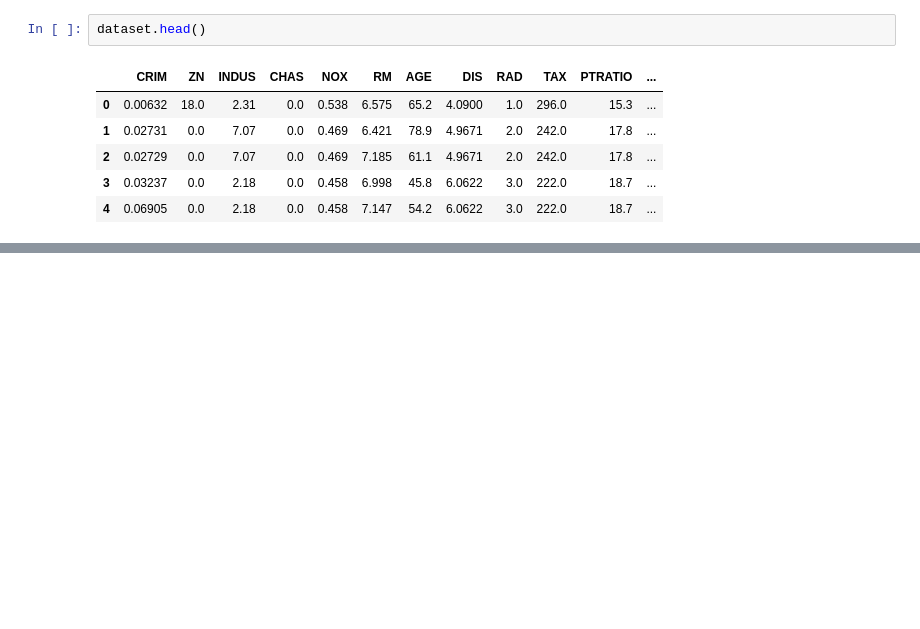
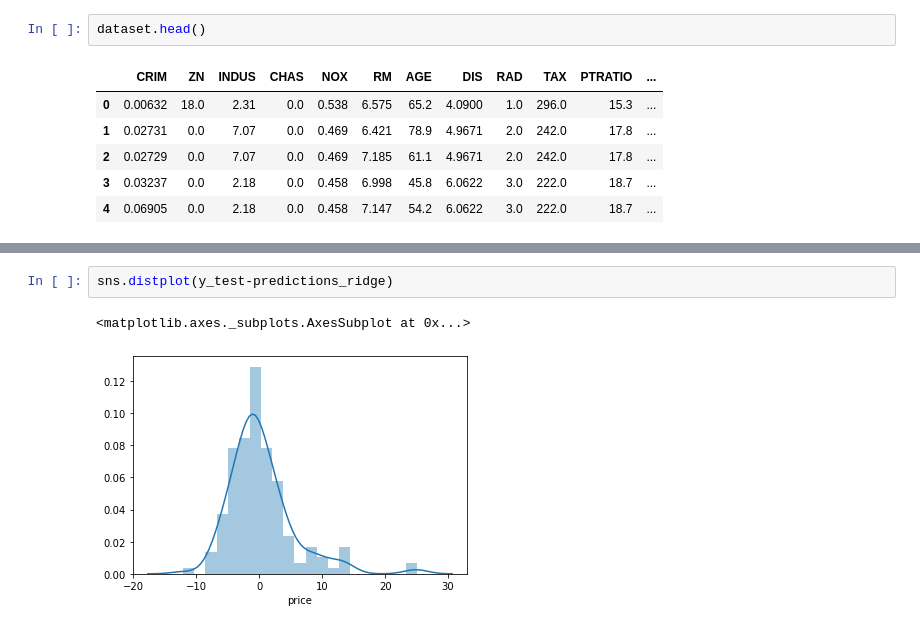
Before and after one commit to rahulrenegade/Machine-Learning-With-Python, a Jupyter notebook: Python for Data Science.ipynb, the cells around one changed output, grey strips where cells are left out. Saved outputs shown, nothing was run; the diff lists cells and outputs as text; blank space fills up the shorter version.

```diff
--- a/Python for Data Science.ipynb
+++ b/Python for Data Science.ipynb
@@ -1521,0 +1587,5 @@ x
+# %%
+sns.distplot(y_test-predictions_ridge)
+# %% [output]
+<matplotlib.axes._subplots.AxesSubplot at 0x...>
+[figure, added]
```
Also changed, not shown: parts of 16 cells of this notebook.
